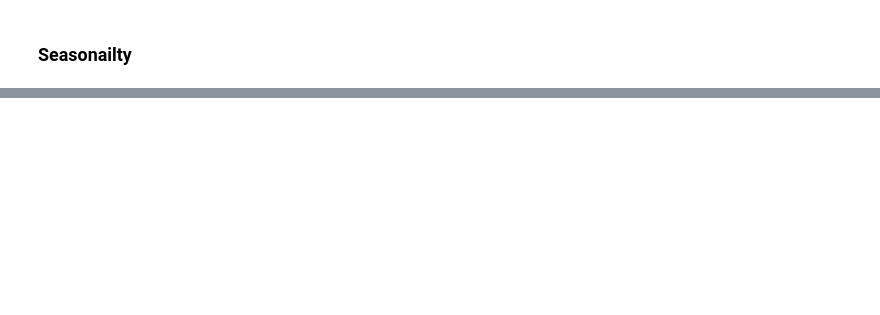
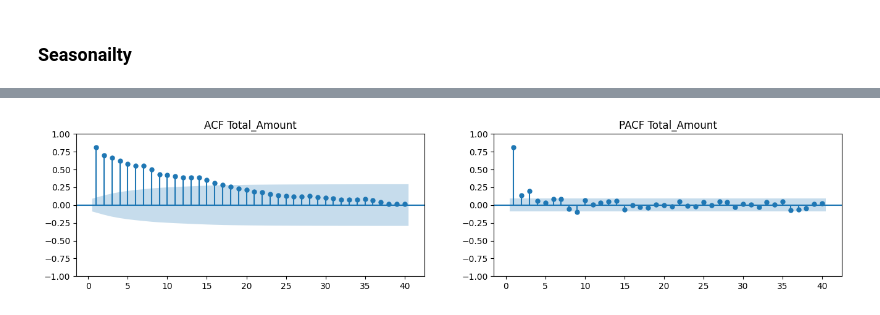
Before and after one commit to Ngawang-Gurung/eXtensoData, a Jupyter notebook: Data Analysis/Time Series Analysis/time_series_esewa_airlines.ipynb, the cells around one changed output, grey strips where cells are left out. Drawn from its saved outputs; the diff is of its cells as text; code cells hidden in the pictures; blank space fills up the shorter version.

```diff
--- a/Data Analysis/Time Series Analysis/time_series_esewa_airlines.ipynb
+++ b/Data Analysis/Time Series Analysis/time_series_esewa_airlines.ipynb
@@ -126,0 +149,8 @@ plt.show()
+# %%
+fig, axes = plt.subplots(1, 2, figsize = (16, 3), dpi = 100)
+
+sgt.plot_acf(df['total_amount'], title= 'ACF Total_Amount', lags = 40, zero= False, ax = axes[0])
+sgt.plot_pacf(df['total_amount'], title= 'PACF Total_Amount', lags = 40, zero= False, method=('ols'), ax = axes[1])
+plt.show()
+# %% [output]
+[figure, added]
```
Also changed, not shown: parts of 26 cells of this notebook, 6 other files.
